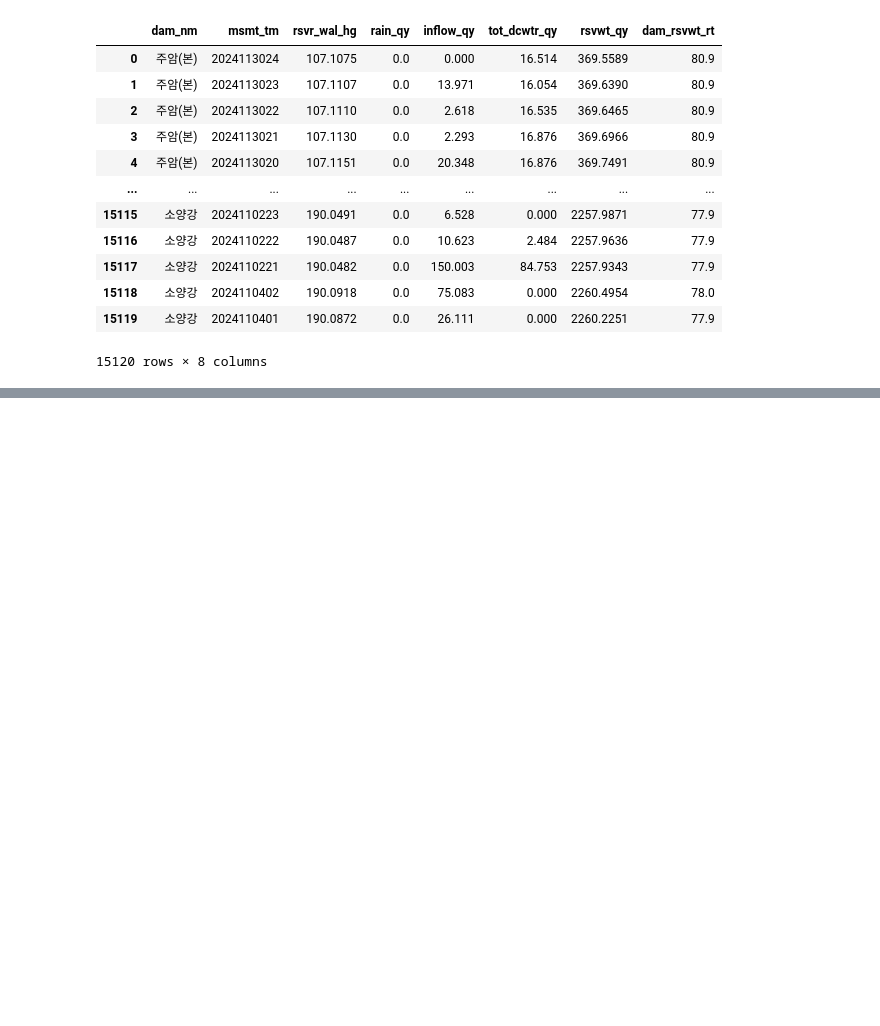
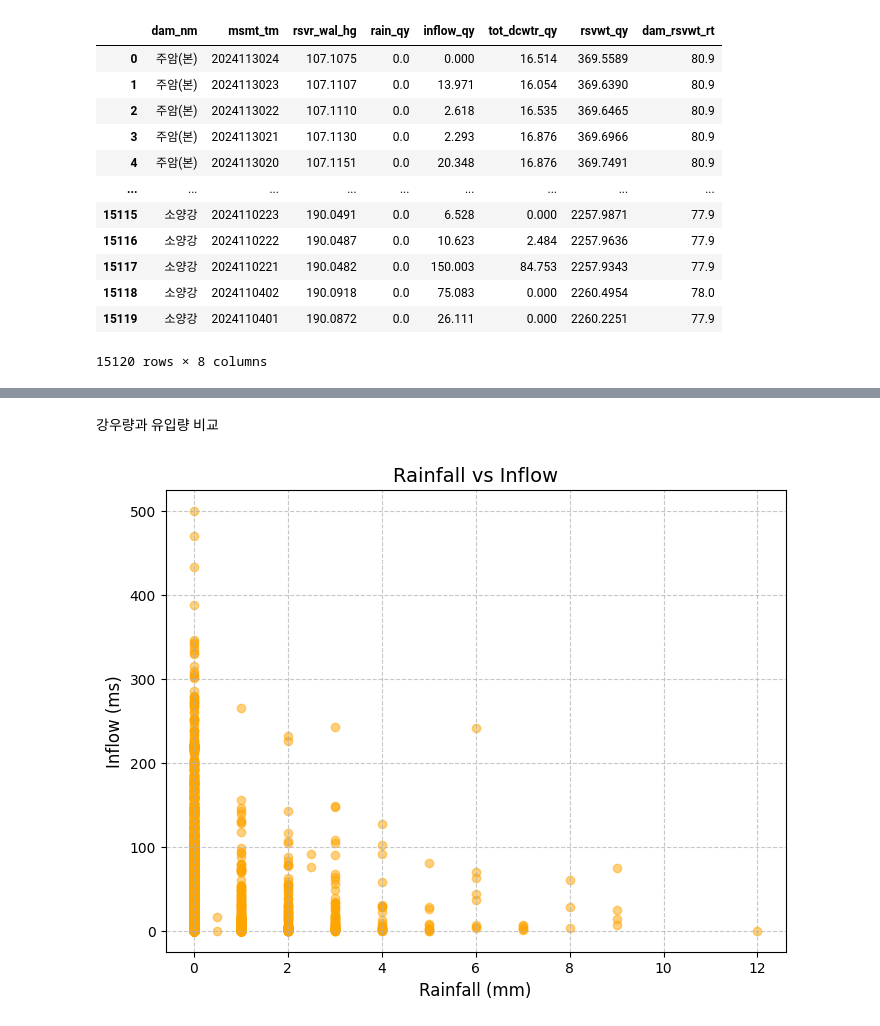
Before and after one commit to ColdTbrew/SKT_FLY_AI_notes, a Jupyter notebook: 1주차/숙제/homework.ipynb, the cells around one changed output, grey strips where cells are left out. Saved outputs shown, nothing was run; the diff lists cells and outputs as text; code cells hidden in the pictures; blank space fills up the shorter version.

```diff
--- a/1주차/숙제/homework.ipynb
+++ b/1주차/숙제/homework.ipynb
@@ -24,0 +28,13 @@ from IPython.display import Image
+# %% [markdown]
+강우량과 유입량 비교
+# %%
+# 강우량(rain_qy)과 유입량(inflow_qy) 시각화 (Scatter Plot)
+plt.figure(figsize=(8, 6))
+plt.scatter(df['rain_qy'], df['inflow_qy'], alpha=0.5, color='orange')
+plt.title("Rainfall vs Inflow", fontsize=14)
+plt.xlabel("Rainfall (mm)", fontsize=12)
+plt.ylabel("Inflow (ms)", fontsize=12)
+plt.grid(True, linestyle='--', alpha=0.7)
+plt.show()
+# %% [output]
+[figure, added]
```
Also changed, not shown: parts of 11 cells of this notebook, 1 other file.
